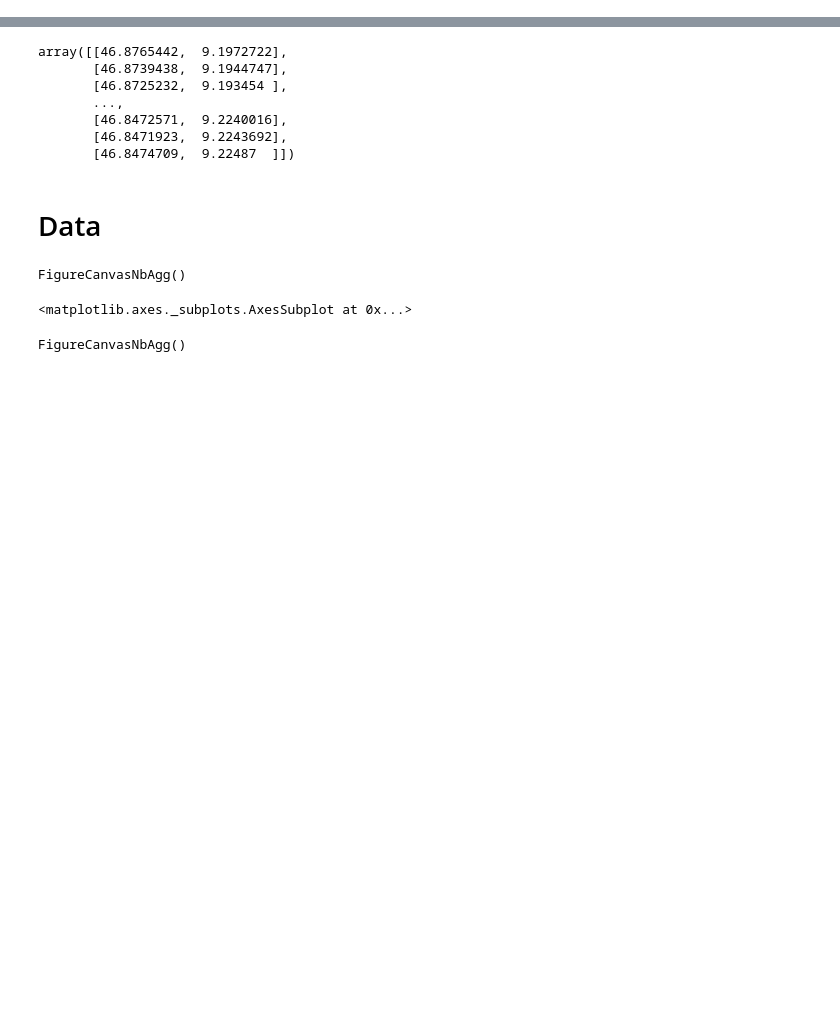
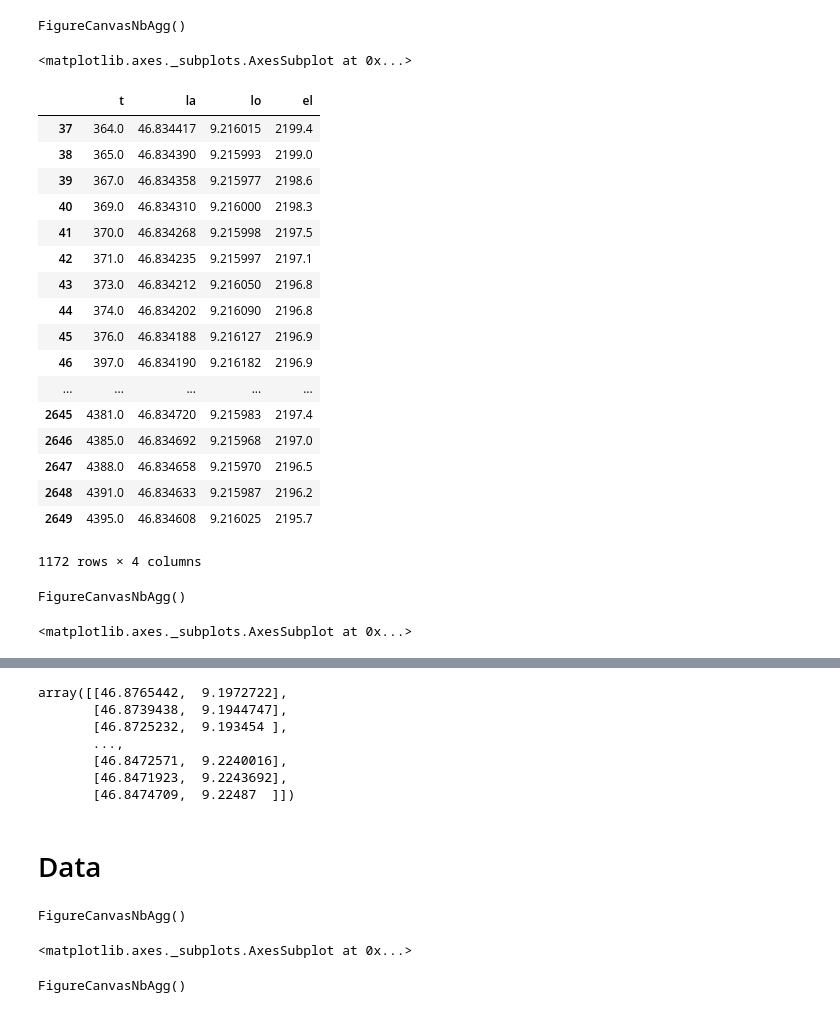
Before and after one commit to mad-lab-fau/LaaxSnowHack, a Jupyter notebook: altitude_data.ipynb, the cells around one changed output, grey strips where cells are left out. Cells and saved outputs as stored; diff of their text form; code cells hidden in the pictures; blank space fills up the shorter version.

```diff
--- a/altitude_data.ipynb
+++ b/altitude_data.ipynb
@@ -4,0 +27,10 @@ from geopy import distance
+# %%
+from helper.laax_gps import get_gps_track
+from helper.plots import plot_gps_track, plot_gps_altitude_distance
+track = get_gps_track('./data/Laax_fri_Nachmittag.gpx')
+slope_map = plot_ski_slopes(slopes, color_map={'intermediate': 'lightblue', 'easy': 'lightblue', 'freeride': 'lightblue', 'advanced': 'lightblue'}, show_altitude=False)
+gps_source = ColumnDataSource(track)
+
+p1 = plot_gps_track(gps_source, color='tomato', overlay_onto=slope_map)
+p2 = plot_gps_altitude(gps_source, color='tomato')
+show(gridplot([[p1, p2]]))
@@ -4,0 +40,16 @@ from geopy import distance
+# %%
+from numpy.linalg import norm
+
+def find_rides(height):
+    diff = height.diff()
+    height_diff = diff.rolling(20).mean().rolling(10).sum()
+    return height_diff < -1
+
+def find_closest(p):
+    diff = all_geo_points - p
+    diff = norm(diff, axis=1)
+    return all_geo[np.argmin(diff)][0]
+
+def find_closest_gps_track(track):
+    closest = track.apply(lambda x: find_closest((x['la'] , x['lo'])), axis=1)
+    return closest.rolling(30).median()
@@ -4,0 +58,6 @@ from geopy import distance
+# %%
+plt.figure()
+test.astype(float).plot()
+# %% [output]
+FigureCanvasNbAgg()
+<matplotlib.axes._subplots.AxesSubplot at 0x...>
@@ -5 +70,29 @@ from geopy import distance
+# %%
+track[find_rides(track['el'])]
+# %% [output]
+|  | t | la | lo | el |
+| 37 | 364.0 | 46.834417 | 9.216015 | 2199.4 |
+| 38 | 365.0 | 46.834390 | 9.215993 | 2199.0 |
+| 39 | 367.0 | 46.834358 | 9.215977 | 2198.6 |
+| 40 | 369.0 | 46.834310 | 9.216000 | 2198.3 |
+| 41 | 370.0 | 46.834268 | 9.215998 | 2197.5 |
+| 42 | 371.0 | 46.834235 | 9.215997 | 2197.1 |
+| 43 | 373.0 | 46.834212 | 9.216050 | 2196.8 |
+| 44 | 374.0 | 46.834202 | 9.216090 | 2196.8 |
+| 45 | 376.0 | 46.834188 | 9.216127 | 2196.9 |
+| 46 | 397.0 | 46.834190 | 9.216182 | 2196.9 |
+| ... | ... | ... | ... | ... |
+| 2645 | 4381.0 | 46.834720 | 9.215983 | 2197.4 |
+| 2646 | 4385.0 | 46.834692 | 9.215968 | 2197.0 |
+| 2647 | 4388.0 | 46.834658 | 9.215970 | 2196.5 |
+| 2648 | 4391.0 | 46.834633 | 9.215987 | 2196.2 |
+| 2649 | 4395.0 | 46.834608 | 9.216025 | 2195.7 |
+1172 rows × 4 columns
+# %%
+plt.figure()
+find_rides(track['el']).astype(int).plot()
+(track['el'] / track['el'].mean()).plot()
+# %% [output]
+FigureCanvasNbAgg()
+<matplotlib.axes._subplots.AxesSubplot at 0x...>
 # %%
```
Also changed, not shown: parts of 22 cells of this notebook, 1 other file.
